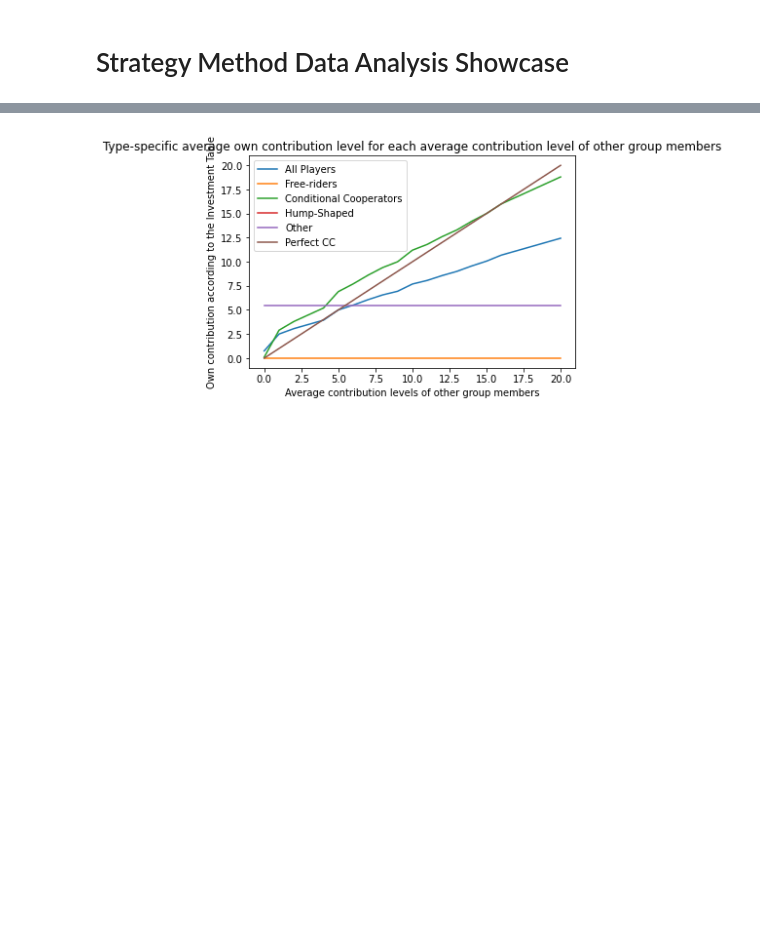
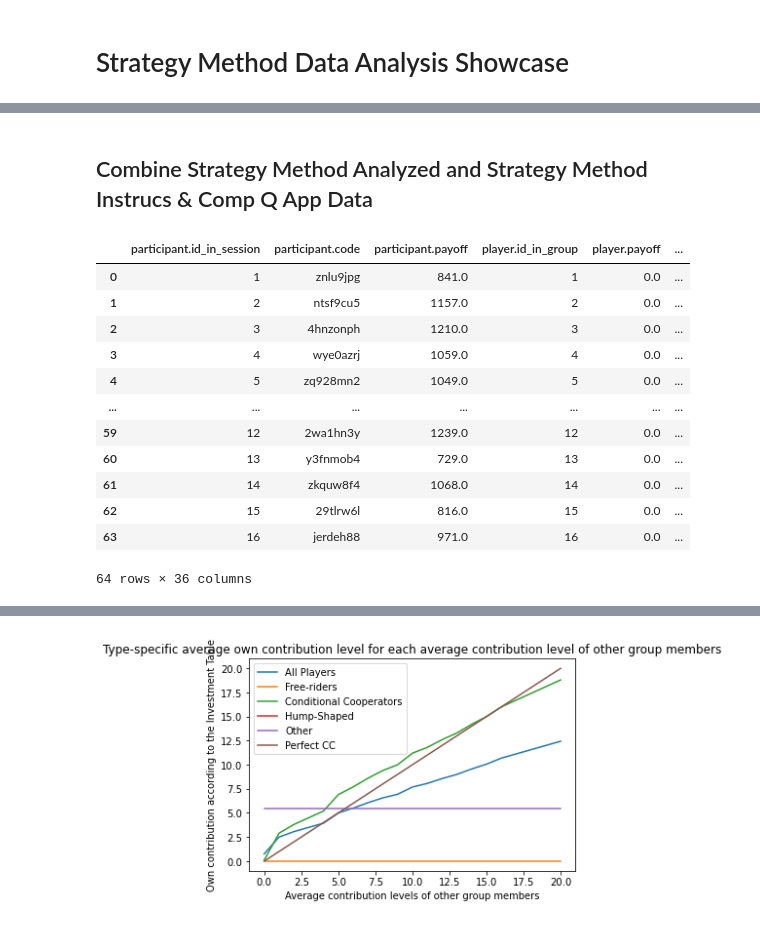
Before and after one commit to AaronSVMB/DA_4_MGPGG, a Jupyter notebook: src/Strategy Method/zstrategy_method_da.ipynb, the cells around one changed output, grey strips where cells are left out. Cells and saved outputs as stored; diff of their text form; code cells hidden in the pictures; blank space fills up the shorter version.

```diff
--- a/src/Strategy Method/zstrategy_method_da.ipynb
+++ b/src/Strategy Method/zstrategy_method_da.ipynb
@@ -5,0 +104,19 @@ from strategy_method_utils import strategy_method_analysis
+# %% [markdown]
+## Combine Strategy Method Analyzed and Strategy Method Instrucs & Comp Q App Data
+# %%
+sm_instrucs_df = sm_reading_and_cleaning('/Users/aaronberman/Desktop/DA_4_MGPGG/StrategyMethodInstrucsCompQs_2023-09-10.csv')
+sm_instrucs_df
+# %% [output]
+|  | participant.id_in_session | participant.code | participant.payoff | player.id_in_group | player.payoff | ... |
+| 0 | 1 | znlu9jpg | 841.0 | 1 | 0.0 | ... |
+| 1 | 2 | ntsf9cu5 | 1157.0 | 2 | 0.0 | ... |
+| 2 | 3 | 4hnzonph | 1210.0 | 3 | 0.0 | ... |
+| 3 | 4 | wye0azrj | 1059.0 | 4 | 0.0 | ... |
+| 4 | 5 | zq928mn2 | 1049.0 | 5 | 0.0 | ... |
+| ... | ... | ... | ... | ... | ... | ... |
+| 59 | 12 | 2wa1hn3y | 1239.0 | 12 | 0.0 | ... |
+| 60 | 13 | y3fnmob4 | 729.0 | 13 | 0.0 | ... |
+| 61 | 14 | zkquw8f4 | 1068.0 | 14 | 0.0 | ... |
+| 62 | 15 | 29tlrw6l | 816.0 | 15 | 0.0 | ... |
+| 63 | 16 | jerdeh88 | 971.0 | 16 | 0.0 | ... |
+64 rows × 36 columns
```
Also changed, not shown: parts of 11 cells of this notebook, 1 other file.
